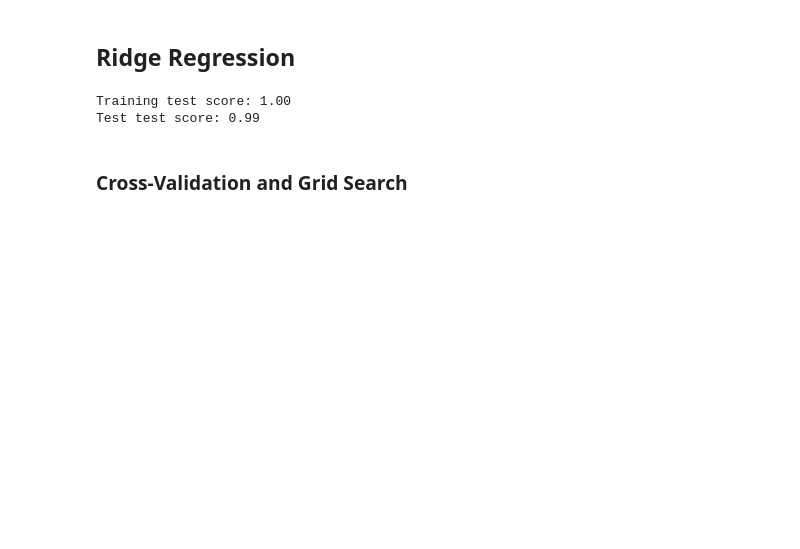
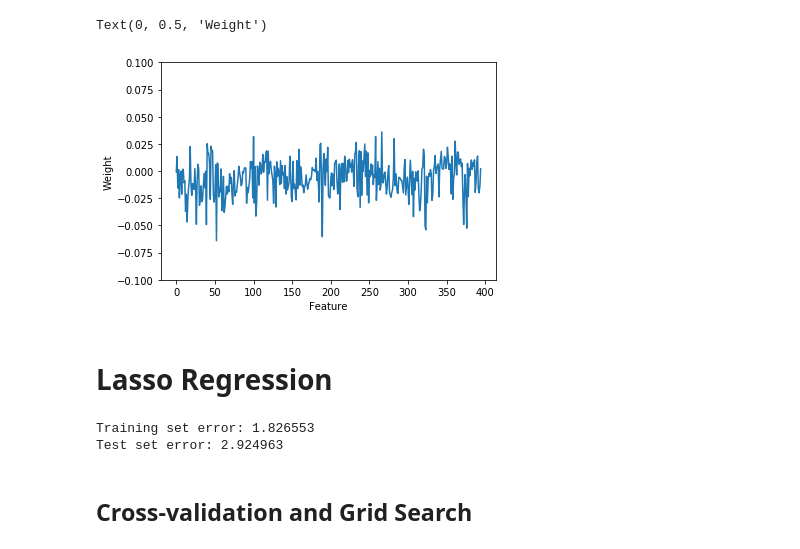
Before and after one commit to RenanGreca/ml-assignment, a Jupyter notebook: ML Assignment.ipynb, the cells around one changed output. Drawn from its saved outputs; the diff is of its cells as text; code cells hidden in the pictures; blank space fills up the shorter version.

```diff
--- a/ML Assignment.ipynb
+++ b/ML Assignment.ipynb
@@ -34,0 +118,30 @@ Cross-validation score: 0.9551299993016309
+# %%
+best_score = -100
+
+for alpha in [0.001, 0.01, 0.1, 1, 10, 100, 1000, 10000, 20000]:
+    ridge = Ridge(alpha=alpha)
+
+    scores = cross_val_score(ridge, X_train, y_train, cv=10,
+                             scoring='neg_mean_squared_error')
+
+    score = np.mean(scores)
+
+    print("Error with alpha={:.3f}: {:f}"
+          .format(alpha, score))
+
+    if score > best_score:
+        best_score = score
+        best_parameters = {'alpha': alpha}
+
+ridge = Ridge(**best_parameters)
+ridge.fit(X_train, y_train)
+
+y_pred = ridge.predict(X_test)
+test_score = ridge.score(X_test, y_test)
+
+print("Best error on cross-validation: {:f}"
+      .format(best_score))
+print("Best parameters: "
+      , best_parameters)
+print("Test set error with best parameters: {:f}"
+      .format(mean_squared_error(y_pred, y_test)))
@@ -35,2 +161,10 @@ Cross-validation score: 0.9551299993016309
+# %%
+plt.plot(ridge.coef_)
+plt.ylim(-0.1, 0.1)
+plt.xlabel("Feature")
+plt.ylabel("Weight")
+# %% [output]
+Text(0, 0.5, 'Weight')
+[figure, added]
 # %% [markdown]
-## Ridge Regression
+# Lasso Regression
@@ -41,9 +171,17 @@ ridge = Ridge().fit(X_train, y_train)
-# %%
-print("Training test score: {:.2f}".format(ridge.score(X_train, y_train)))
-print("Test test score: {:.2f}".format(ridge.score(X_test, y_test)))
-# %% [output]
-Training test score: 1.00
-Test test score: 0.99
+# %%
+from sklearn.linear_model import Lasso
+
+lasso = Lasso().fit(X_train, y_train)
+
+y_train_pred = lasso.predict(X_train)
+y_pred = lasso.predict(X_test)
+print("Training set error: {:f}"
+      .format(mean_squared_error(y_train_pred, y_train)))
+print("Test set error: {:f}"
+      .format(mean_squared_error(y_pred, y_test)))
+# %% [output]
+Training set error: 1.826553
+Test set error: 2.924963
 # %% [markdown]
-### Cross-Validation and Grid Search
+## Cross-validation and Grid Search
 # %%
```
Also changed, not shown: parts of 23 cells of this notebook.
